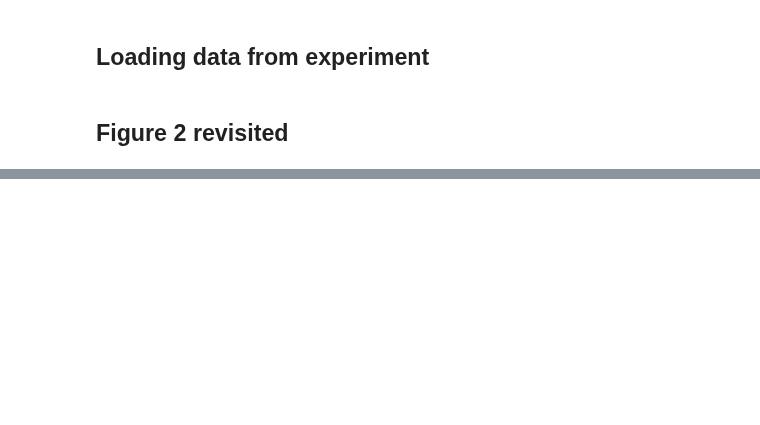
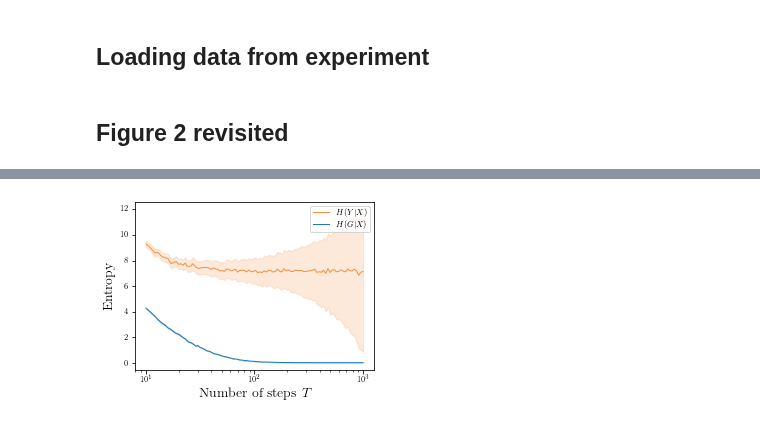
Before and after one commit to charlesmurphy1/midynet, a Jupyter notebook: notebooks/duality/figure2.ipynb, the cells around one changed output, grey strips where cells are left out. Cells and saved outputs as stored; diff of their text form; code cells hidden in the pictures; blank space fills up the shorter version.

```diff
--- a/notebooks/duality/figure2.ipynb
+++ b/notebooks/duality/figure2.ipynb
@@ -354,0 +517,43 @@ end
+# %%
+# plt.plot(exp["glauber"][:, 1, 0]
+fig, ax = plt.subplots(1, 1, figsize=(4, 3))
+dynamics = "glauber"
+c_index = 2
+t_index = 0
+
+T = exp[dynamics].config.data_model.length
+# display.plot_statistics(T, mi_past[dynamics][:, c_index, 1], ax=ax[0], label=r"$\tau=1$", color=display.med_colors["red"], marker="o")
+# display.plot_statistics(T, mi_past[dynamics][:, c_index, 0], ax=ax[0], label=r"$\tau=T - 5$", color=display.med_colors["orange"], marker="s")
+hx_pastonly = hx[dynamics] - hx_past[dynamics]
+display.plot_statistics(T, hx_pastonly[:, c_index, t_index], ax=ax, color=display.med_colors["orange"], label=r"$H(Y|X)$", marker="None", fill=True, bar=False)
+display.plot_statistics(T, hg_past[dynamics][:, c_index, t_index], ax=ax, color=display.med_colors["blue"], marker="None", label=r"$H(G|X)$", fill=True, bar=False)
+ax.legend()
+ax.set_xlabel(r"Number of steps $T$", fontsize=14)
+ax.set_ylabel(r"Entropy", fontsize=14)
+ax.set_xscale("log")
+
+# # display.plot_statistics(T, hg_past[dynamics][:, c_index, 1], ax=ax[1], label=r"$\tau=1$", color=display.med_colors["red"], marker="o")
+# # display.plot_statistics(T, hg_past[dynamics][:, c_index, 0], ax=ax[1], label=r"$\tau=T - 5$", color=display.med_colors["orange"], marker="s")
+# display.plot_statistics(T, hg_past[dynamics][:, c_index, 2], ax=ax[1], label=r"$\tau=T / 2$", color=display.med_colors["blue"], marker="v")
+# ax[1].set_xlabel(r"Number of steps $T$", fontsize=14)
+# ax[1].set_ylabel(r"Posterior entropy $H(G|X)$", fontsize=14)
+# ax[1].set_xscale("log")
+
+# evidence_entropy = hx[dynamics] - hx_past[dynamics]
+# # display.plot_statistics(T, evidence_entropy[:, c_index, 1], ax=ax[2], label=r"$\tau=1$", color=display.med_colors["red"], marker="o")
+# # display.plot_statistics(T, evidence_entropy[:, c_index, 0], ax=ax[2], label=r"$\tau=T - 5$", color=display.med_colors["orange"], marker="s")
+# display.plot_statistics(T, evidence_entropy[:, c_index, 2], ax=ax[2], label=r"$\tau=T / 2$", color=display.med_colors["blue"], marker="v")
+# ax[2].set_xlabel(r"Number of steps $T$", fontsize=14)
+# ax[2].set_ylabel(r"Evidence entropy $H(Y|X)$", fontsize=14)
+# ax[2].set_xscale("log")
+
+fig.tight_layout()
+
+# ax[0].plot(T, hg_past["glauber"][:, 1, 0]["mid"])
+# ax[0].plot(T, hg_past["glauber"][:, 1, 1]["mid"])
+# ax[0].plot(T, hg_past["glauber"][:, 1, 2]["mid"])
+# ax[0].legend()
+# ax[0].xlabel(r"Number of steps $T$", fontsize=14)
+# ax[0].ylabel(r"Mutual information", fontsize=14)
+# %% [output]
+[figure, added]
```
Also changed, not shown: parts of 10 cells of this notebook, 2 other files.
